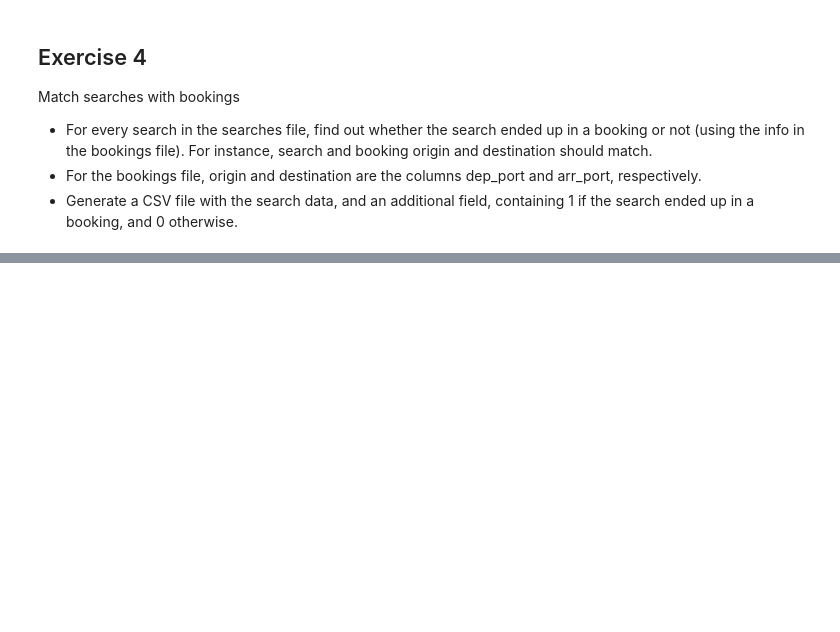
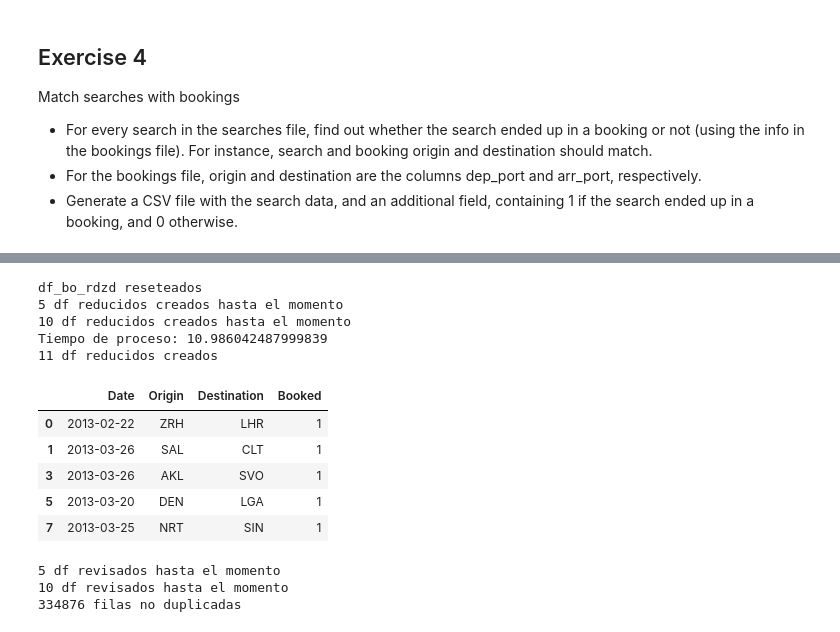
Before and after one commit to bdeotto/reto_Amadeus, a Jupyter notebook: reto_Amadeus.ipynb, the cells around one changed output, grey strips where cells are left out. Saved outputs shown, nothing was run; the diff lists cells and outputs as text; code cells hidden in the pictures; blank space fills up the shorter version.

```diff
--- a/reto_Amadeus.ipynb
+++ b/reto_Amadeus.ipynb
@@ -1197,0 +1177,78 @@ KeyboardInterrupt:
+# %%
+# Sigo simulando que los archivos son demasiado grandes para trabajar con ellos completos.
+
+# Reducción de bookings a las columnas relevantes, edición y eliminación de duplicados internos:
+
+t_0=time.process_time()
+
+z=0
+while True:
+    try:
+        del globals()['df_bo_rdzd'+str(z)] # Asegura que no se cuelan variables de pruebas
+        z=z+1
+    except: break
+print ('df_bo_rdzd reseteados')
+
+# Primera etapa eliminación duplicados: df reducidos y sin duplicados internos
+
+mrg_cols_bo=['cre_date','dep_port','arr_port']
+
+bo_reader=pd.read_csv(path_bookings_clean, compression='bz2', iterator=True,\
+                     sep='^', chunksize=huge_chk, usecols=mrg_cols_bo)
+for i, df_bo in enumerate(bo_reader):
+    df_bo['Booked']=1 # Permitirá identificar las filas que producen coincidencia en el merge
+    df_bo['cre_date']=df_bo['cre_date'].str[:10] # Sección relevante de la fecha
+    df_bo=df_bo.rename(columns={'cre_date':'Date','dep_port':'Origin','arr_port':'Destination'})
+    globals()['df_bo_rdzd'+str(i)]=df_bo.drop_duplicates() # en cada chunk indep, para las vbles relevantes
+    if (i+1)%5==0:
+        print (f'{i+1} df reducidos creados hasta el momento')
+
+n_bo_rdzd=i+1 # núm. de df reducidos de bookings creados
+tempus=time.process_time()-t_0
+print (f'Tiempo de proceso: {tempus}')
+print (f'{n_bo_rdzd} df reducidos creados')
+# %% [output]
+df_bo_rdzd reseteados
+5 df reducidos creados hasta el momento
+10 df reducidos creados hasta el momento
+Tiempo de proceso: 10.986042487999839
+11 df reducidos creados
+# %%
+# Inspeccion/comprobación:
+
+globals()['df_bo_rdzd0'].head()
+# %% [output]
+|  | Date | Origin | Destination | Booked |
+| 0 | 2013-02-22 | ZRH | LHR | 1 |
+| 1 | 2013-03-26 | SAL | CLT | 1 |
+| 3 | 2013-03-26 | AKL | SVO | 1 |
+| 5 | 2013-03-20 | DEN | LGA | 1 |
+| 7 | 2013-03-25 | NRT | SIN | 1 |
+# %%
+# Sigo simulando que los archivos son demasiado grandes para trabajar con ellos completos.
+
+# Segunda etapa eliminación duplicados: elimina duplicados globales en df_bo_rdzd.
+
+len_df_bo_rdzd_sum=0
+for i in range(n_bo_rdzd): # Ciclo principal: El df de referencia en cada ciclo (índice i) no cambia
+    len_bo_rdzd_i=len(globals()['df_bo_rdzd'+str(i)])
+    len_df_bo_rdzd_sum+=len_bo_rdzd_i
+    if i==0:
+        globals()['df_bo_rdzd'+str(i)].to_csv('bookings_reduced_clean.csv.bz2',compression='bz2',sep='^',\
+                                        index=False) # Crea o sobreescribe archivo csv con el primer df_bo_rdzd
+    else:
+        globals()['df_bo_rdzd'+str(i)].to_csv('bookings_reduced_clean.csv.bz2',compression='bz2',sep='^',\
+                    index=False,mode='a',header=False) # Añade al csv los siguientes df_bo_rdzd sin duplicados
+    for j in range (i+1,n_bo_rdzd): # Ciclo secundario: elimina duplicados en dataframes de índice j
+        df_aux=pd.DataFrame()
+        df_aux=globals()['df_bo_rdzd'+str(i)].append(globals()['df_bo_rdzd'+str(j)]).drop_duplicates()
+        # mv df_aux['cre_date']=df_aux['cre_date'].str[:10] # Sección relevante de la fecha
+        globals()['df_bo_rdzd'+str(i)]=df_aux.iloc[:len_bo_rdzd_i] # No se ha modificado en el ciclo de índice j
+        globals()['df_bo_rdzd'+str(j)]=df_aux.iloc[len_bo_rdzd_i:] # Filas no duplicadas en df de índice j
+    if (i+1)%5==0:
+        print (f'{i+1} df revisados hasta el momento')
+print (f'{len_df_bo_rdzd_sum} filas no duplicadas')
+# %% [output]
+5 df revisados hasta el momento
+10 df revisados hasta el momento
+334876 filas no duplicadas
```
Also changed, not shown: parts of 53 cells of this notebook.
